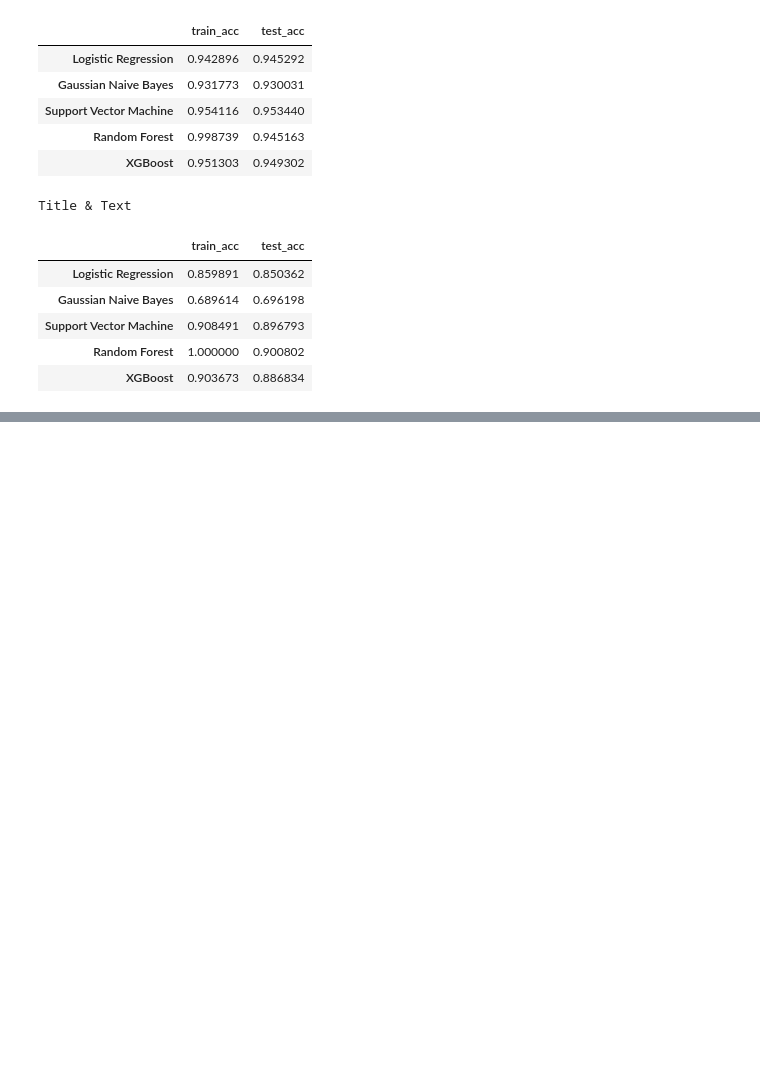
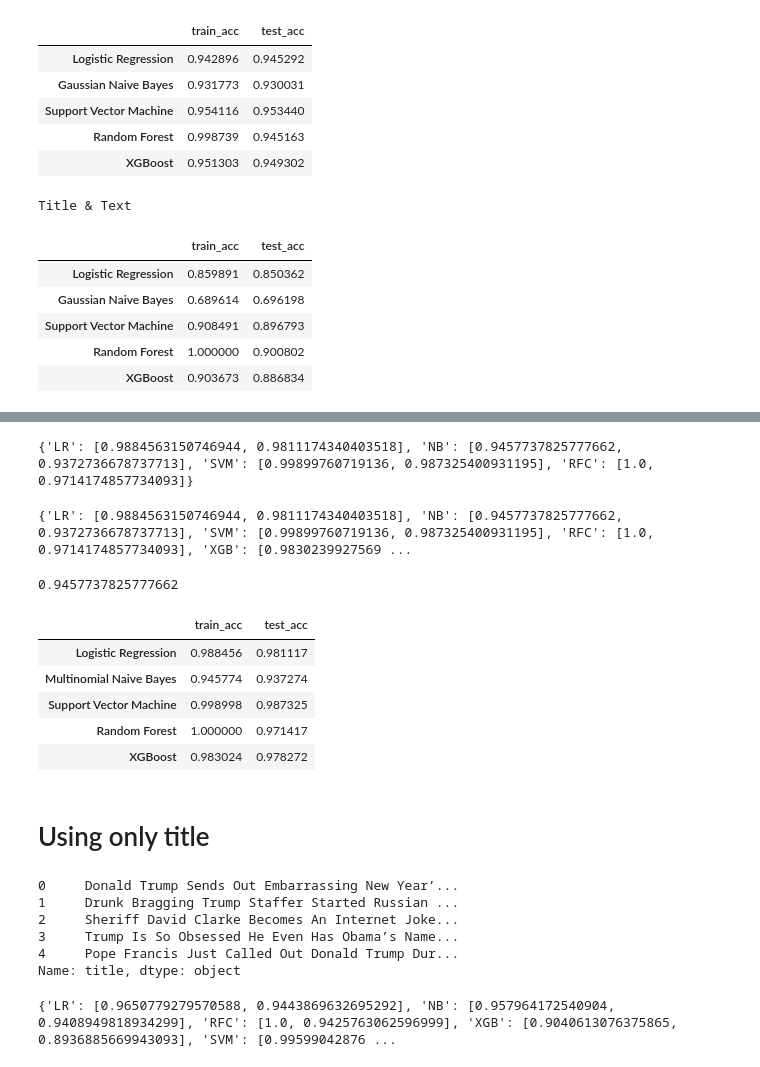
Before and after one commit to Jiawei19/BT4222, a Jupyter notebook: ClassicalModels.ipynb, the cells around one changed output, grey strips where cells are left out. Saved outputs shown, nothing was run; the diff lists cells and outputs as text; code cells hidden in the pictures; blank space fills up the shorter version.

```diff
--- a/ClassicalModels.ipynb
+++ b/ClassicalModels.ipynb
@@ -675,0 +727,61 @@ Title & Text
+# %%
+from sklearn.naive_bayes import MultinomialNB
+NB = MultinomialNB().fit(X_train_vec, y_train)
+nlp_results['NB']= [NB.score(X_train_vec, y_train), NB.score(X_test_vec, y_test)]
+# %%
+from sklearn.svm import SVC
+
+SVM = SVC(kernel='rbf', gamma='scale', random_state=1)
+SVM.fit(X_train_vec, y_train)
+nlp_results['SVM']= [SVM.score(X_train_vec, y_train), SVM.score(X_test_vec, y_test)]
+# %%
+from sklearn.ensemble import RandomForestClassifier
+
+RFC = RandomForestClassifier(random_state=1)
+RFC.fit(X_train_vec, y_train)
+
+nlp_results['RFC']= [RFC.score(X_train_vec, y_train), RFC.score(X_test_vec, y_test)]
+print(nlp_results)
+# %% [output]
+{'LR': [0.9884563150746944, 0.9811174340403518], 'NB': [0.9457737825777662, 0.9372736678737713], 'SVM': [0.99899760719136, 0.987325400931195], 'RFC': [1.0, 0.9714174857734093]}
+# %%
+from xgboost import XGBClassifier
+XGB = XGBClassifier(random_state=1)
+XGB.fit(X_train_vec, y_train)
+nlp_results['XGB'] = [XGB.score(X_train_vec, y_train), XGB.score(X_test_vec, y_test)]
+# %%
+print(nlp_results)
+# %% [output]
+{'LR': [0.9884563150746944, 0.9811174340403518], 'NB': [0.9457737825777662, 0.9372736678737713], 'SVM': [0.99899760719136, 0.987325400931195], 'RFC': [1.0, 0.9714174857734093], 'XGB': [0.9830239927569 ...
+# %%
+nlp_results['NB'][0]
+# %% [output]
+0.9457737825777662
+# %%
+import pandas as pd
+tfidf_results_all_text = pd.DataFrame()
+
+tfidf_results_all_text.loc['Logistic Regression', 'train_acc'] = nlp_results['LR'][0]
+tfidf_results_all_text.loc['Logistic Regression', 'test_acc'] = nlp_results['LR'][1]
+
+tfidf_results_all_text.loc['Multinomial Naive Bayes', 'train_acc'] = nlp_results['NB'][0]
+tfidf_results_all_text.loc['Multinomial Naive Bayes', 'test_acc'] = nlp_results['NB'][1]
+
+tfidf_results_all_text.loc['Support Vector Machine', 'train_acc'] = nlp_results['SVM'][0]
+tfidf_results_all_text.loc['Support Vector Machine', 'test_acc'] = nlp_results['SVM'][1]
+
+tfidf_results_all_text.loc['Random Forest', 'train_acc'] = nlp_results['RFC'][0]
+tfidf_results_all_text.loc['Random Forest', 'test_acc'] = nlp_results['RFC'][1]
+
+tfidf_results_all_text.loc['XGBoost', 'train_acc'] = nlp_results['XGB'][0]
+tfidf_results_all_text.loc['XGBoost', 'test_acc'] = nlp_results['XGB'][1]
+tfidf_results_all_text
+# %% [output]
+|  | train_acc | test_acc |
+| Logistic Regression | 0.988456 | 0.981117 |
+| Multinomial Naive Bayes | 0.945774 | 0.937274 |
+| Support Vector Machine | 0.998998 | 0.987325 |
+| Random Forest | 1.000000 | 0.971417 |
+| XGBoost | 0.983024 | 0.978272 |
+# %% [markdown]
+# Using only title
@@ -675,0 +791,9 @@ Title & Text
+# %%
+X2.head()
+# %% [output]
+0     Donald Trump Sends Out Embarrassing New Year’...
+1     Drunk Bragging Trump Staffer Started Russian ...
+2     Sheriff David Clarke Becomes An Internet Joke...
+3     Trump Is So Obsessed He Even Has Obama’s Name...
+4     Pope Francis Just Called Out Donald Trump Dur...
+Name: title, dtype: object
@@ -675,0 +833,4 @@ Title & Text
+# %%
+print(nlp_results_title)
+# %% [output]
+{'LR': [0.9650779279570588, 0.9443869632695292], 'NB': [0.957964172540904, 0.9408949818934299], 'RFC': [1.0, 0.9425763062596999], 'XGB': [0.9040613076375865, 0.8936885669943093], 'SVM': [0.99599042876 ...
```
Also changed, not shown: parts of 40 cells of this notebook.
